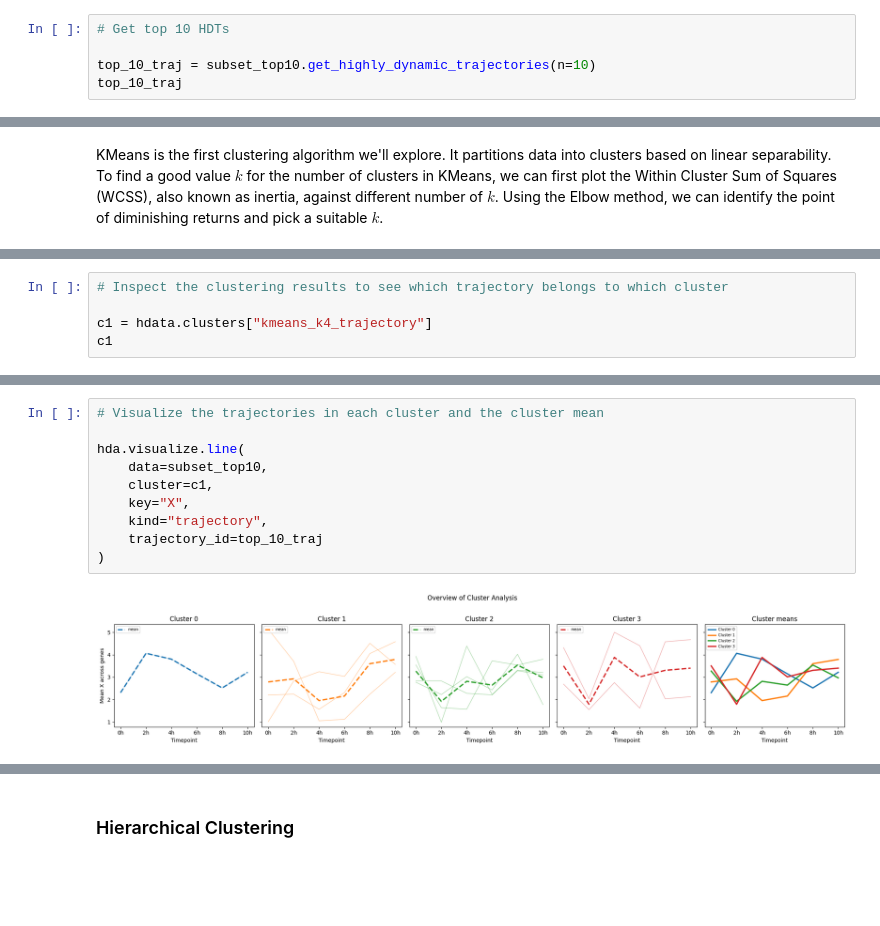
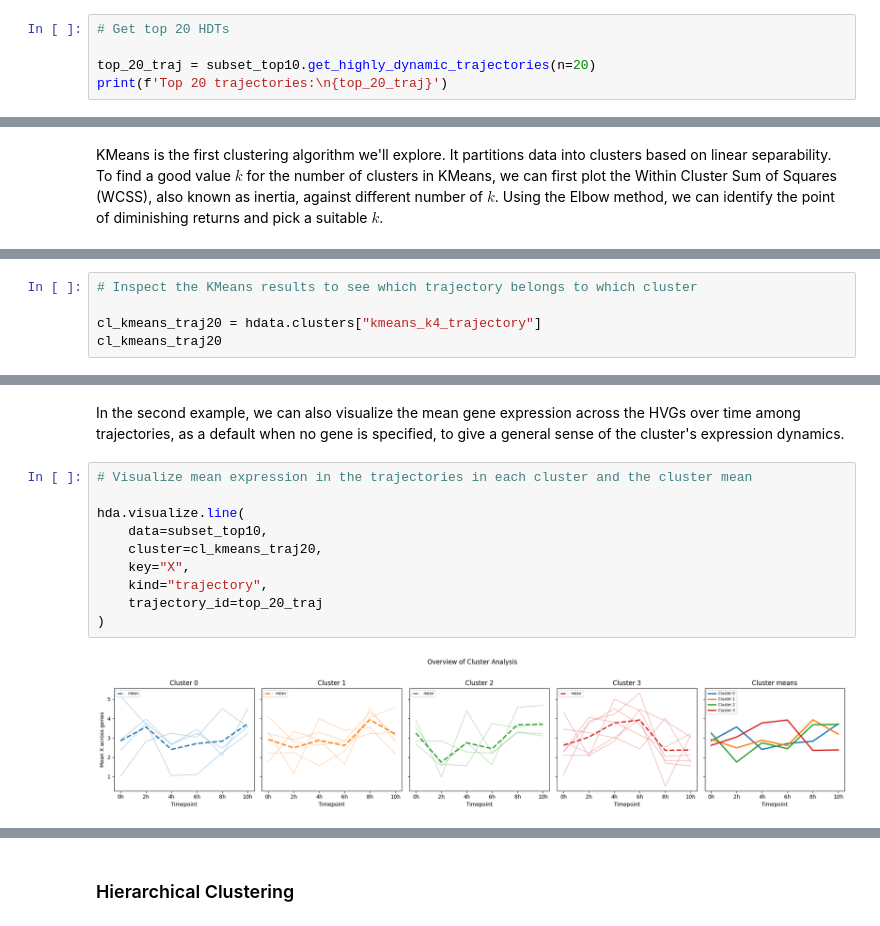
Before and after one commit to csw128/hdadata-package, a Jupyter notebook: Tutorial.ipynb, the cells around one changed output, grey strips where cells are left out. Saved outputs shown, nothing was run; the diff lists cells and outputs as text; blank space fills up the shorter version.

```diff
--- a/Tutorial.ipynb
+++ b/Tutorial.ipynb
@@ -516,8 +516,8 @@ where:
 
 The variance of the trajectories are then ranked decreasingly, where the top number of trajectories are selected as HDTs.
 # %%
-# Get top 10 HDTs
+# Get top 20 HDTs
 
-top_10_traj = subset_top10.get_highly_dynamic_trajectories(n=10)
-top_10_traj
+top_20_traj = subset_top10.get_highly_dynamic_trajectories(n=20)
+print(f'Top 20 trajectories:\n{top_20_traj}')
 # %% [output]
@@ -613,8 +615,8 @@ HDAData object with:
   embeddings: []
   trajectories: Yes
 # %%
-# Inspect the clustering results to see which trajectory belongs to which cluster
+# Inspect the KMeans results to see which trajectory belongs to which cluster
 
-c1 = hdata.clusters["kmeans_k4_trajectory"]
-c1
+cl_kmeans_traj20 = hdata.clusters["kmeans_k4_trajectory"]
+cl_kmeans_traj20
 # %% [output]
@@ -634,12 +682,14 @@ With the clustering results, we can visualize the contents of each cluster to ex
+# %% [markdown]
+In the second example, we can also visualize the mean gene expression across the HVGs over time among trajectories, as a default when no gene is specified, to give a general sense of the cluster's expression dynamics.
 # %%
-# Visualize the trajectories in each cluster and the cluster mean
+# Visualize mean expression in the trajectories in each cluster and the cluster mean
 
 hda.visualize.line(
     data=subset_top10,
-    cluster=c1,
+    cluster=cl_kmeans_traj20,
     key="X",
     kind="trajectory",
-    trajectory_id=top_10_traj
+    trajectory_id=top_20_traj
 )
 # %% [output]
-[figure, old version]
+[figure, new version]
```
Also changed, not shown: parts of 46 cells of this notebook, 7 other files.
